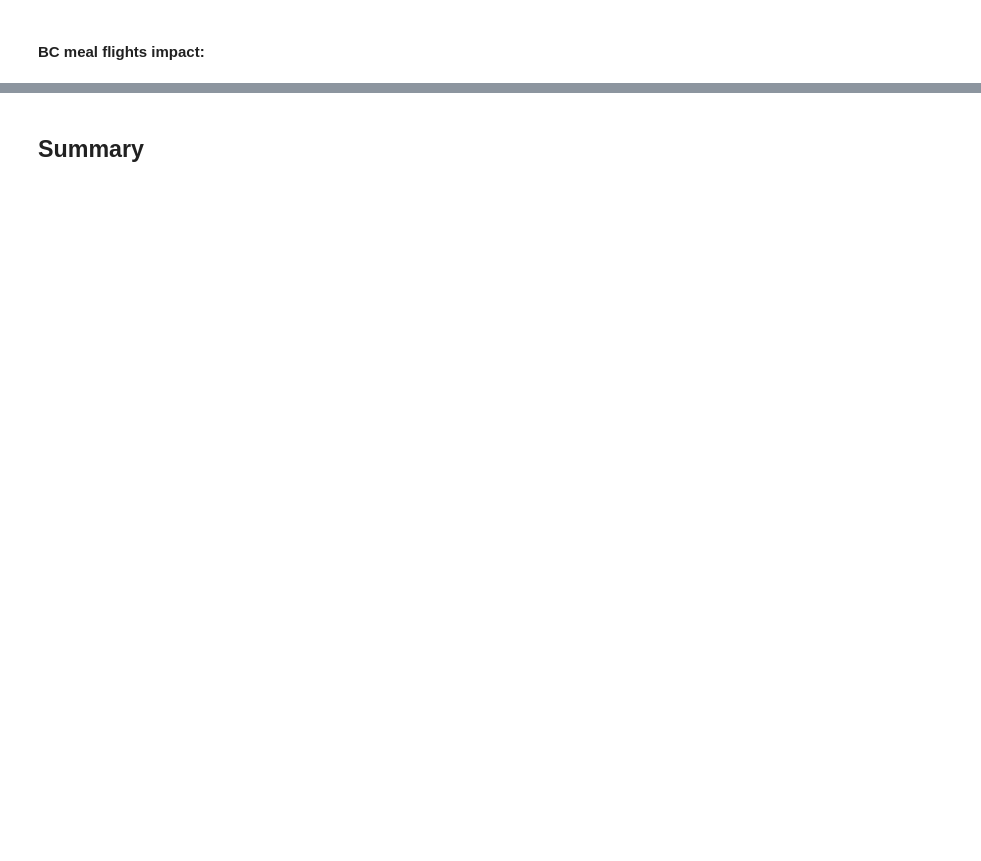
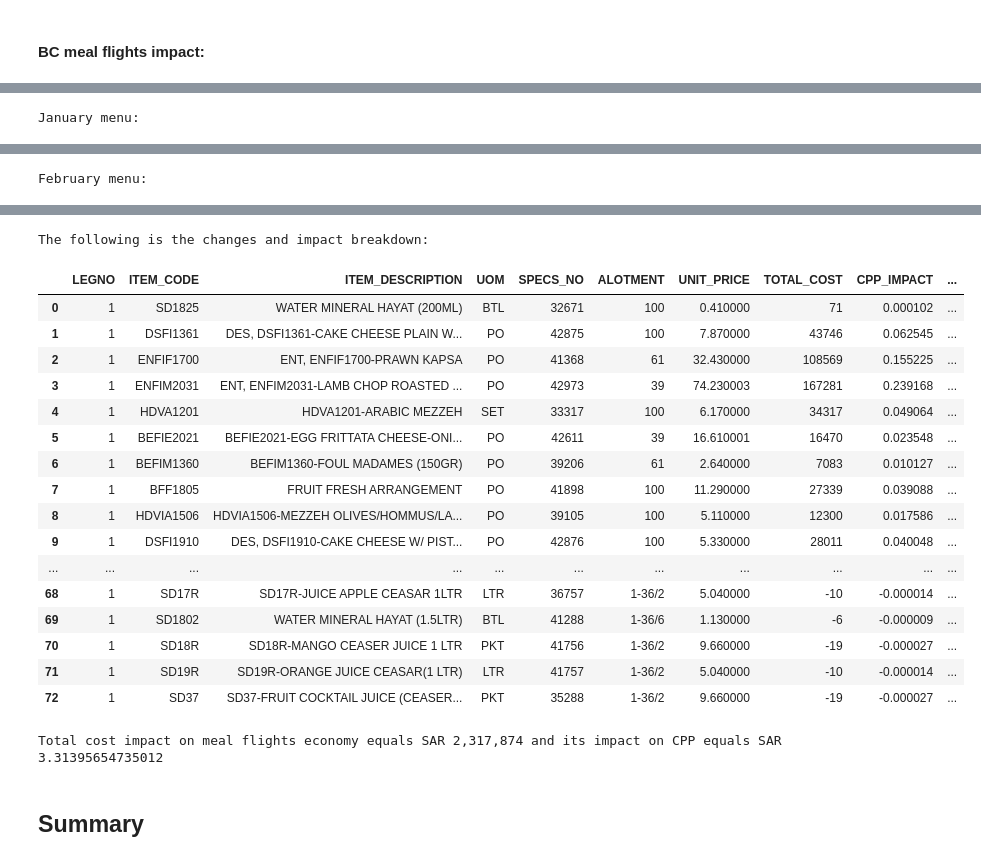
Before and after one commit to KhaledAlmanea/foodMonthlyCostImpact, a Jupyter notebook: CDN Monthly Data Report.ipynb, the cells around one changed output, grey strips where cells are left out. Saved outputs shown, nothing was run; the diff lists cells and outputs as text; code cells hidden in the pictures; blank space fills up the shorter version.

```diff
--- a/CDN Monthly Data Report.ipynb
+++ b/CDN Monthly Data Report.ipynb
@@ -1145,36 +1197,55 @@ Total cost impact on meal flights economy equals SAR -184,640 and its impact on
 # %% [markdown]
 #### BC meal flights impact:
 # %%
-# create beverages data frame for JC
+changes_list_meal_bc = pd.DataFrame()
+
+# create beverages data frame for BC
 meal_frame_bc = df_three[((df_three['Block Time'] > 89) & (df_three['CLASS_CODE'] == 'JC') & ~(df_three.ITEM_CODE.isin(handling_item_codes)) & ~(df_three.ROUTE.isin(beverage_exception))) | ((df_three['Block Time'] > 89) & (df_three.ROUTE.isin(meal_exception)) & (df_three['CLASS_CODE'] == 'JC') & ~(df_three.ITEM_CODE.isin(handling_item_codes)))]
 meal_frame_p_bc = df_p_three[((df_p_three['Block Time'] > 89) & (df_p_three['CLASS_CODE'] == 'JC') & ~(df_p_three.ITEM_CODE.isin(handling_item_codes)) & ~(df_p_three.ROUTE.isin(beverage_exception))) | ((df_p_three['Block Time'] > 89) & (df_p_three.ROUTE.isin(meal_exception)) & (df_p_three['CLASS_CODE'] == 'JC') & ~(df_p_three.ITEM_CODE.isin(handling_item_codes)))]
 
-# Remove duplicates rows
-meal_frame_bc.drop_duplicates(subset=['ITEM_CODE','DBL_DATE'], inplace= True)
-meal_frame_p_bc.drop_duplicates(subset=['ITEM_CODE','DBL_DATE'], inplace= True)
+
+meal_frame_bc.drop_duplicates(subset=['DBL_DATE','ITEM_CODE', 'SPECS_NO', 'ITEM_DESCRIPTION','UOM', 'ALOTMENT', 'UNIT_PRICE'], inplace = True)
+meal_frame_p_bc.drop_duplicates(subset=['DBL_DATE','ITEM_CODE', 'SPECS_NO', 'ITEM_DESCRIPTION','UOM', 'ALOTMENT', 'UNIT_PRICE'], inplace = True)
 
 # drop unneeded columns
-meal_frame_bc = meal_frame_bc.drop(columns=['CDN_NO','FLT_NO','ETD', 'FROM_CITY', 'TO_CITY', 'CLASS_CODE', 'CAPACITY', 'NO_PAX', 'PRICE', 'TYPE_CODE', 'Block Time', 'ROUTE'])
-meal_frame_p_bc = meal_frame_p_bc.drop(columns=['CDN_NO','FLT_NO','ETD', 'FROM_CITY', 'TO_CITY', 'CLASS_CODE', 'CAPACITY', 'NO_PAX', 'PRICE', 'TYPE_CODE', 'Block Time', 'ROUTE'])
+meal_frame_bc = meal_frame_bc.drop(columns=['CDN_NO','ETD', 'FLT_NO' ,'FROM_CITY', 'TO_CITY', 'CLASS_CODE', 'CAPACITY', 'NO_PAX', 'PRICE', 'TYPE_CODE', 'Block Time', 'ROUTE'])
+meal_frame_p_bc = meal_frame_p_bc.drop(columns=['CDN_NO','ETD', 'FLT_NO','FROM_CITY', 'TO_CITY', 'CLASS_CODE', 'CAPACITY', 'NO_PAX', 'PRICE', 'TYPE_CODE', 'Block Time', 'ROUTE'])
 
 #Keep leg number 1 only
 meal_frame_bc = meal_frame_bc.drop(meal_frame_bc[meal_frame_bc.LEGNO.isin(['2', '3', '4'])].index)
 meal_frame_p_bc = meal_frame_p_bc.drop(meal_frame_p_bc[meal_frame_p_bc.LEGNO.isin(['2', '3', '4'])].index)
 
-#Change index values to SPEC_NO
-meal_frame_bc.set_index(meal_frame_bc['SPECS_NO'], inplace = True)
-meal_frame_p_bc.set_index(meal_frame_p_bc['SPECS_NO'], inplace = True)
-
-
-# compare this month's items by last month's items, using the isin() function
-for x, y in enumerate(meal_frame_bc.DBL_DATE.dt.day):
-    for x, y in enumerate(meal_frame_p_bc.DBL_DATE.dt.day):
-        daliy_menu = meal_frame_bc[meal_frame_bc.DBL_DATE.dt.day == y]
-        daliy_p_menu = meal_frame_p_bc[meal_frame_p_bc.DBL_DATE.dt.day == j]
-        changes_list_meal_bc = pd.concat([(daliy_menu[~(daliy_menu.isin(daliy_p_menu))] ), (daliy_p_menu[~(daliy_p_menu.isin(daliy_menu))])])
+# Concat menus
+changes_list_meal_bc = pd.concat([meal_frame_bc, meal_frame_p_bc])
 
 # remove empty rows using the dropna() function
-changes_list_meal_bc.dropna(subset=['ITEM_CODE', 'SPECS_NO'], inplace=True)
+changes_list_meal_bc.dropna(subset=['SPECS_NO'], inplace=True)
+
+#drop duplicated rows
+changes_list_meal_bc.drop_duplicates(subset=['SPECS_NO'], inplace = True)
+
+# td variable to store the latest day in the month
+td = meal_frame_p_bc.DBL_DATE.dt.day.iloc[-1]
+
+# Loop to go through the items of the changes list and remove any item that is not a change
+for x, z in enumerate(changes_list_meal_bc['SPECS_NO'].values):
+    # if the item is not available in the previous month but available in the current month "keep it"
+    if z not in meal_frame_p_bc['SPECS_NO'].values:
+        if z in meal_frame_bc['SPECS_NO'].values:
+            pass
+     # if the item is available in the previous month but not available in the current month "keep it"
+    elif z not in meal_frame_bc['SPECS_NO'].values:
+        if z in meal_frame_p_bc['SPECS_NO'].values:
+            pass
+    # delete the item if it is available in the whole previous month (100%)
+    elif z in meal_frame_bc['SPECS_NO'].values:
+        if z in meal_frame_p_bc['SPECS_NO'].values:
+            for i, j in enumerate(meal_frame_p_bc.DBL_DATE.dt.day):
+                if (meal_frame_p_bc['SPECS_NO'][(meal_frame_p_bc['SPECS_NO'] == z) & (meal_frame_p_bc.DBL_DATE.dt.day == j)]).size > 0:
+                    if z in (meal_frame_p_bc['SPECS_NO'][(meal_frame_p_bc['SPECS_NO'] == z) & (meal_frame_p_bc.DBL_DATE.dt.day == j)]).values:
+                        uplift_percentage = j / td
+                    if uplift_percentage == 1:
+                        changes_list_meal_bc.drop(changes_list_meal_bc[changes_list_meal_bc['SPECS_NO'] == z].index, inplace=True)
 
 #Create another frame for the new month to calculate the impact
 meal_frame_bc_im = df_three[((df_three['Block Time'] > 89) & (df_three['CLASS_CODE'] == 'JC') & ~(df_three.ITEM_CODE.isin(handling_item_codes)) & ~(df_three.ROUTE.isin(beverage_exception))) | ((df_three['Block Time'] > 89) & (df_three.ROUTE.isin(meal_exception)) & (df_three['CLASS_CODE'] == 'JC') & ~(df_three.ITEM_CODE.isin(handling_item_codes)))]
@@ -1245,3 +1316,4 @@ else:
     print('Current month menu:')
     display(meal_frame_bc)
     print('No changes observed')
+# %% [output]
@@ -1247,0 +1332 @@ else:
+January menu:
@@ -1247,0 +1350 @@ else:
+February menu:
@@ -1248,3 +1368,22 @@ else:
+The following is the changes and impact breakdown:
+|  | LEGNO | ITEM_CODE | ITEM_DESCRIPTION | UOM | SPECS_NO | ALOTMENT | UNIT_PRICE | TOTAL_COST | CPP_IMPACT | ... |
+| 0 | 1 | SD1825 | WATER MINERAL HAYAT (200ML) | BTL | 32671 | 100 | 0.410000 | 71 | 0.000102 | ... |
+| 1 | 1 | DSFI1361 | DES, DSFI1361-CAKE CHEESE PLAIN W... | PO | 42875 | 100 | 7.870000 | 43746 | 0.062545 | ... |
+| 2 | 1 | ENFIF1700 | ENT, ENFIF1700-PRAWN KAPSA | PO | 41368 | 61 | 32.430000 | 108569 | 0.155225 | ... |
+| 3 | 1 | ENFIM2031 | ENT, ENFIM2031-LAMB CHOP ROASTED ... | PO | 42973 | 39 | 74.230003 | 167281 | 0.239168 | ... |
+| 4 | 1 | HDVA1201 | HDVA1201-ARABIC MEZZEH | SET | 33317 | 100 | 6.170000 | 34317 | 0.049064 | ... |
+| 5 | 1 | BEFIE2021 | BEFIE2021-EGG FRITTATA CHEESE-ONI... | PO | 42611 | 39 | 16.610001 | 16470 | 0.023548 | ... |
+| 6 | 1 | BEFIM1360 | BEFIM1360-FOUL MADAMES (150GR) | PO | 39206 | 61 | 2.640000 | 7083 | 0.010127 | ... |
+| 7 | 1 | BFF1805 | FRUIT FRESH ARRANGEMENT | PO | 41898 | 100 | 11.290000 | 27339 | 0.039088 | ... |
+| 8 | 1 | HDVIA1506 | HDVIA1506-MEZZEH OLIVES/HOMMUS/LA... | PO | 39105 | 100 | 5.110000 | 12300 | 0.017586 | ... |
+| 9 | 1 | DSFI1910 | DES, DSFI1910-CAKE CHEESE W/ PIST... | PO | 42876 | 100 | 5.330000 | 28011 | 0.040048 | ... |
+| ... | ... | ... | ... | ... | ... | ... | ... | ... | ... | ... |
+| 68 | 1 | SD17R | SD17R-JUICE APPLE CEASAR 1LTR | LTR | 36757 | 1-36/2 | 5.040000 | -10 | -0.000014 | ... |
+| 69 | 1 | SD1802 | WATER MINERAL HAYAT (1.5LTR) | BTL | 41288 | 1-36/6 | 1.130000 | -6 | -0.000009 | ... |
+| 70 | 1 | SD18R | SD18R-MANGO CEASER JUICE 1 LTR | PKT | 41756 | 1-36/2 | 9.660000 | -19 | -0.000027 | ... |
+| 71 | 1 | SD19R | SD19R-ORANGE JUICE CEASAR(1 LTR) | LTR | 41757 | 1-36/2 | 5.040000 | -10 | -0.000014 | ... |
+| 72 | 1 | SD37 | SD37-FRUIT COCKTAIL JUICE (CEASER... | PKT | 35288 | 1-36/2 | 9.660000 | -19 | -0.000027 | ... |
+Total cost impact on meal flights economy equals SAR 2,317,874 and its impact on CPP equals SAR 3.31395654735012
 # %% [markdown]
 ## Summary
 # %%
```
Also changed, not shown: parts of 6 cells of this notebook.
